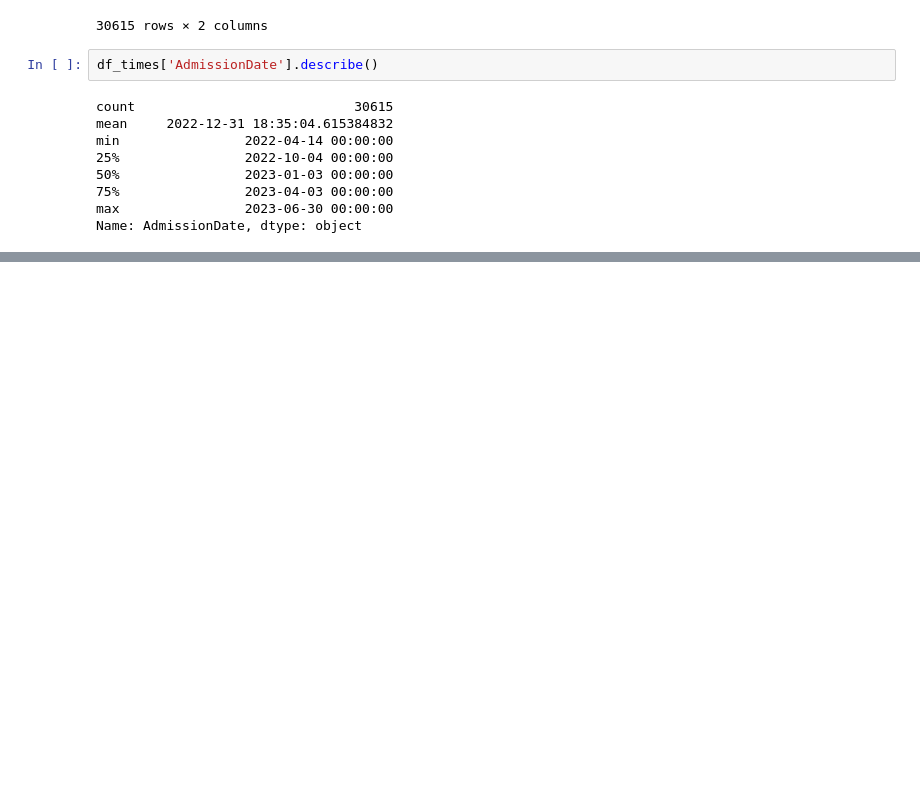
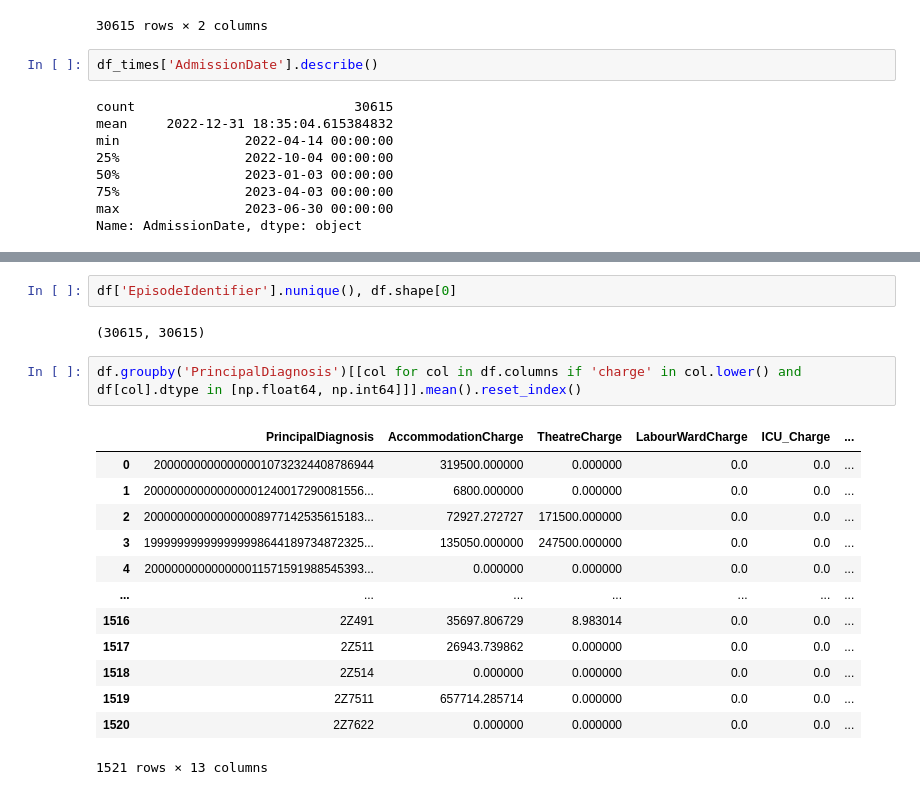
Before and after one commit to michaelchau0424/SJGHS-Data-Analysis-Project, a Jupyter notebook: code/00_DataExploration.ipynb, the cells around one changed output, grey strips where cells are left out. Cells and saved outputs as stored; diff of their text form; blank space fills up the shorter version.

```diff
--- a/code/00_DataExploration.ipynb
+++ b/code/00_DataExploration.ipynb
@@ -134,0 +272,20 @@ df.loc[df['PrincipalDiagnosis'] == '2Z491 ', :].sample(5)
+# %%
+df['EpisodeIdentifier'].nunique(), df.shape[0]
+# %% [output]
+(30615, 30615)
+# %%
+df.groupby('PrincipalDiagnosis')[[col for col in df.columns if 'charge' in col.lower() and df[col].dtype in [np.float64, np.int64]]].mean().reset_index()
+# %% [output]
+|  | PrincipalDiagnosis | AccommodationCharge | TheatreCharge | LabourWardCharge | ICU_Charge | ... |
+| 0 | 200000000000000010732324408786944 | 319500.000000 | 0.000000 | 0.0 | 0.0 | ... |
+| 1 | 200000000000000001240017290081556... | 6800.000000 | 0.000000 | 0.0 | 0.0 | ... |
+| 2 | 200000000000000008977142535615183... | 72927.272727 | 171500.000000 | 0.0 | 0.0 | ... |
+| 3 | 199999999999999998644189734872325... | 135050.000000 | 247500.000000 | 0.0 | 0.0 | ... |
+| 4 | 200000000000000011571591988545393... | 0.000000 | 0.000000 | 0.0 | 0.0 | ... |
+| ... | ... | ... | ... | ... | ... | ... |
+| 1516 | 2Z491 | 35697.806729 | 8.983014 | 0.0 | 0.0 | ... |
+| 1517 | 2Z511 | 26943.739862 | 0.000000 | 0.0 | 0.0 | ... |
+| 1518 | 2Z514 | 0.000000 | 0.000000 | 0.0 | 0.0 | ... |
+| 1519 | 2Z7511 | 657714.285714 | 0.000000 | 0.0 | 0.0 | ... |
+| 1520 | 2Z7622 | 0.000000 | 0.000000 | 0.0 | 0.0 | ... |
+1521 rows × 13 columns
```
Also changed, not shown: parts of 15 cells of this notebook, 3 other files.
